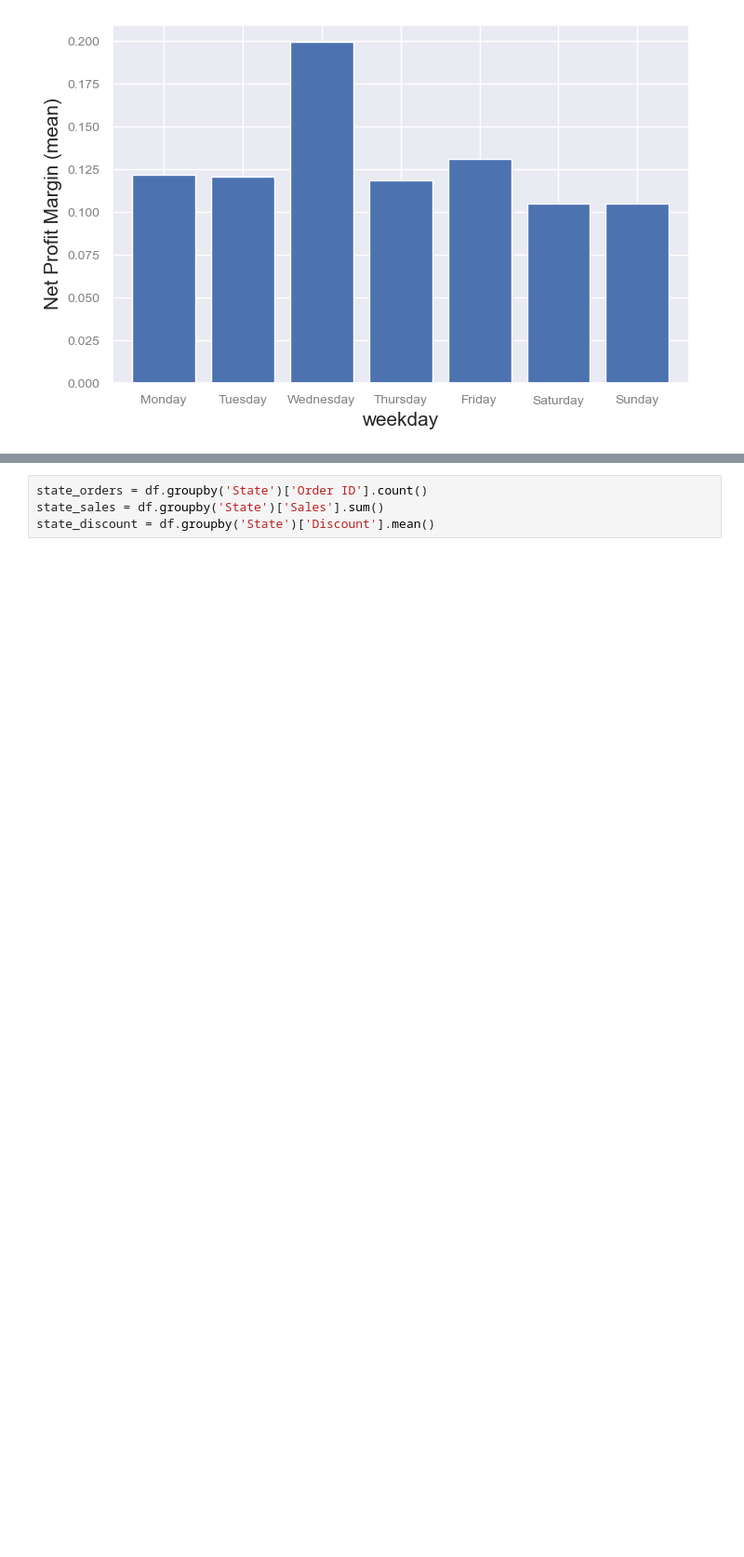
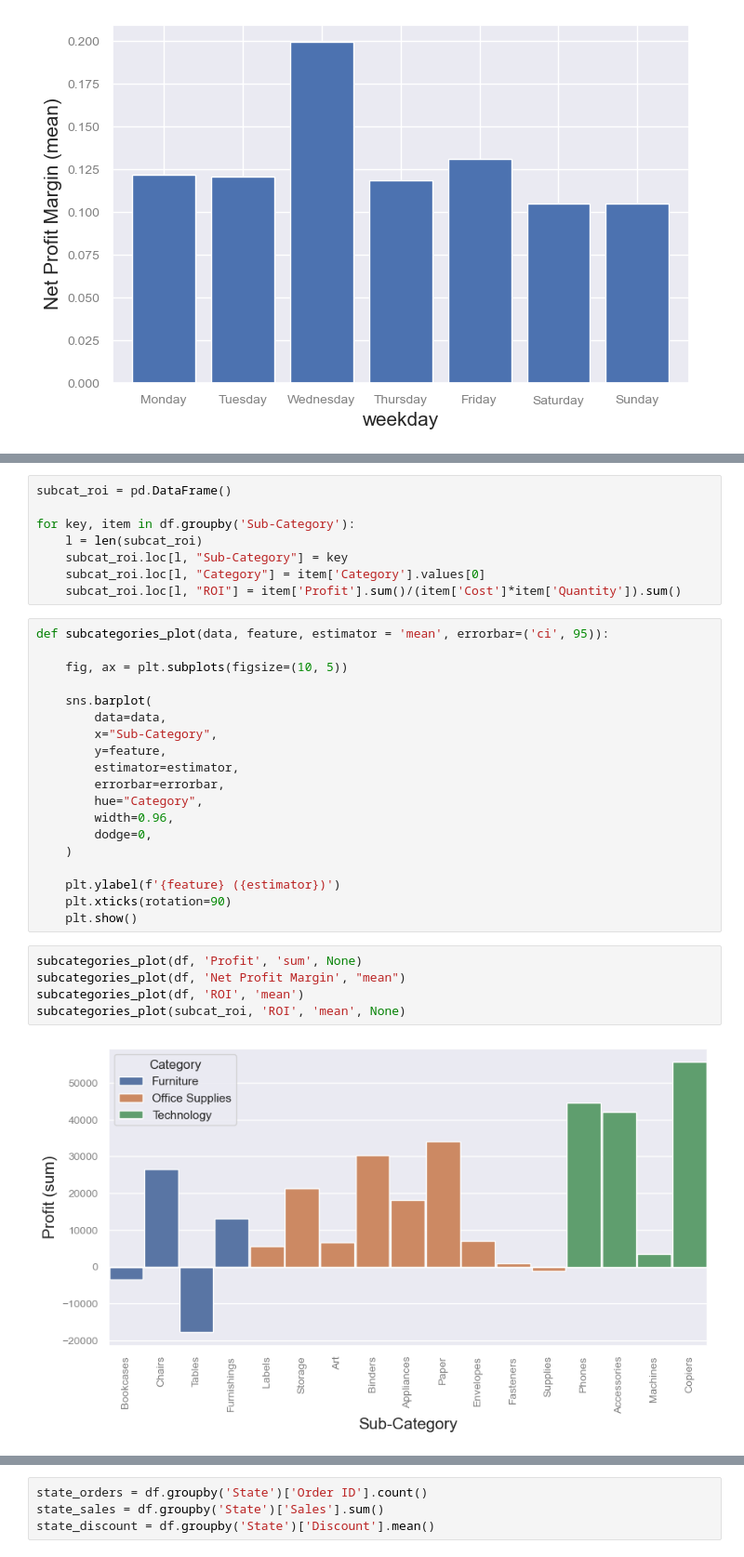
Before and after one commit to mks-0/code-academy, a Jupyter notebook: E-Commerce/e-com-eda.ipynb, the cells around one changed output, grey strips where cells are left out. Shown at 93% size. Cells and saved outputs as stored; diff of their text form; blank space fills up the shorter version.

```diff
--- a/E-Commerce/e-com-eda.ipynb
+++ b/E-Commerce/e-com-eda.ipynb
@@ -217,0 +240,34 @@ for cat in df['Category'].unique():
+# %%
+subcat_roi = pd.DataFrame()
+
+for key, item in df.groupby('Sub-Category'):
+    l = len(subcat_roi)
+    subcat_roi.loc[l, "Sub-Category"] = key
+    subcat_roi.loc[l, "Category"] = item['Category'].values[0]
+    subcat_roi.loc[l, "ROI"] = item['Profit'].sum()/(item['Cost']*item['Quantity']).sum()
+# %%
+def subcategories_plot(data, feature, estimator = 'mean', errorbar=('ci', 95)):
+
+    fig, ax = plt.subplots(figsize=(10, 5))
+
+    sns.barplot(
+        data=data,
+        x="Sub-Category",
+        y=feature,
+        estimator=estimator,
+        errorbar=errorbar,
+        hue="Category",
+        width=0.96,
+        dodge=0,
+    )
+
+    plt.ylabel(f'{feature} ({estimator})')
+    plt.xticks(rotation=90)
+    plt.show()
+# %%
+subcategories_plot(df, 'Profit', 'sum', None)
+subcategories_plot(df, 'Net Profit Margin', "mean")
+subcategories_plot(df, 'ROI', 'mean')
+subcategories_plot(subcat_roi, 'ROI', 'mean', None)
+# %% [output]
+[figure, added]
```
Also changed, not shown: parts of 21 cells of this notebook.
